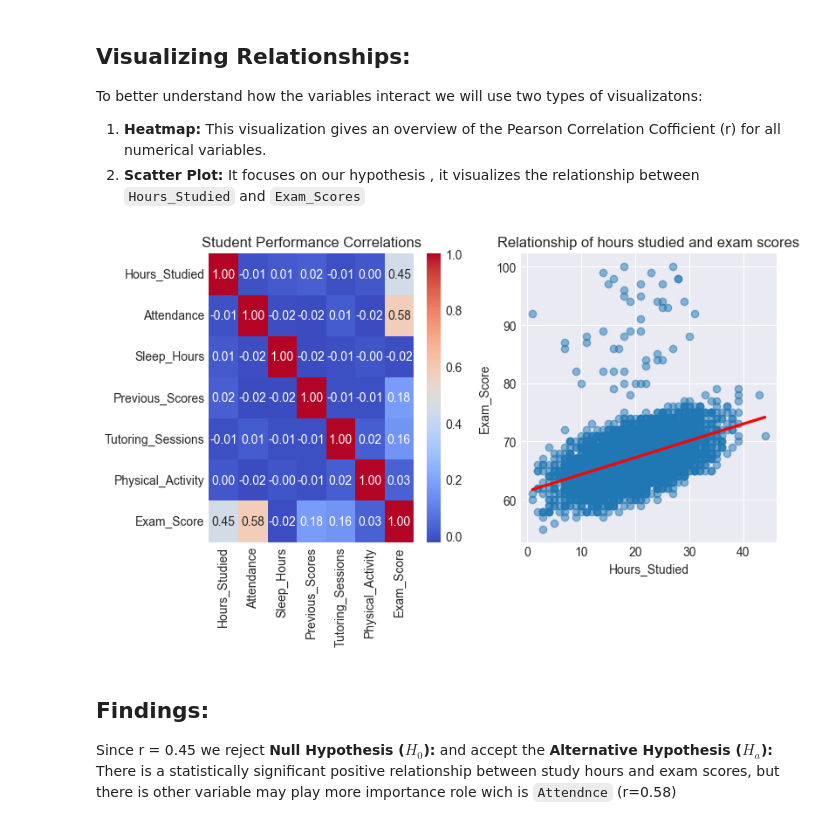
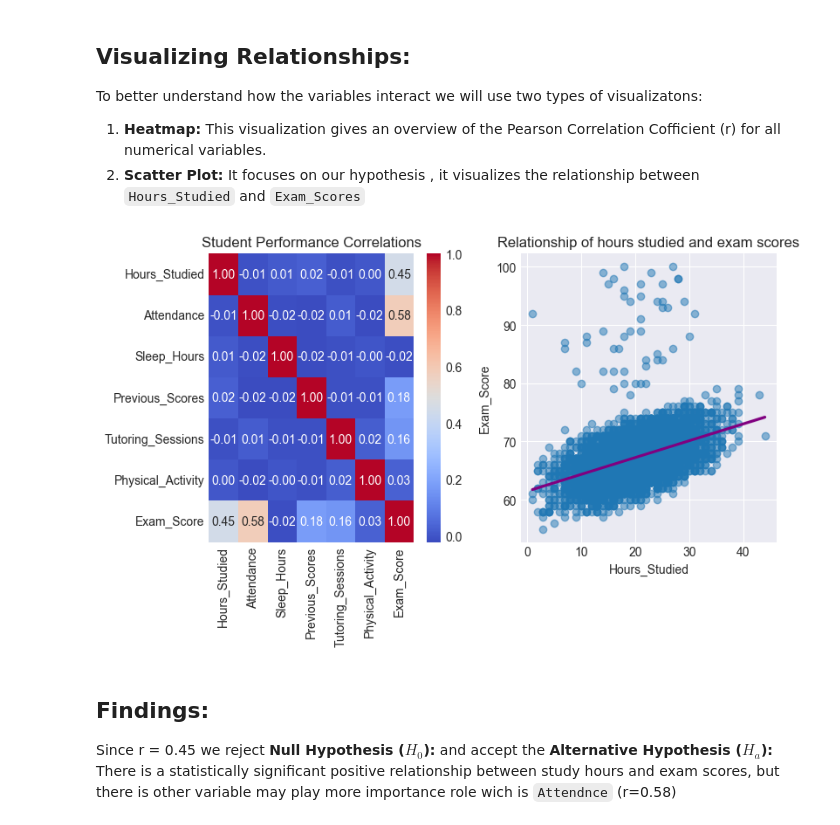
Before and after one commit to Rmalyahya/B5, a Jupyter notebook: student/Projects/DS_projects/p2/p2_student_exam.ipynb, the cells around one changed output. Saved outputs shown, nothing was run; the diff lists cells and outputs as text; code cells hidden in the pictures.

```diff
--- a/student/Projects/DS_projects/p2/p2_student_exam.ipynb
+++ b/student/Projects/DS_projects/p2/p2_student_exam.ipynb
@@ -202,33 +202,33 @@ correlation = df.select_dtypes(include=['number']).corr()
 # %%
 #Figures
 
 fig, (ax1, ax2) = plt.subplots(1, 2, figsize=(8,5))
 
 sns.heatmap(
 correlation,
 annot= True,
 cmap= 'coolwarm',
 fmt='.2f',
 ax = ax1
 )
 ax1.set_title('Student Performance Correlations')
 
 sns.regplot(
     data = df,
     x = 'Hours_Studied',
     y = 'Exam_Score',
     scatter_kws={
         'alpha': 0.5
         },
     line_kws={
-        'color': 'red'
+        'color': 'purple'
     }
 )
 ax2.set_title('Relationship of hours studied and exam scores')
 plt.tight_layout()
 plt.show()
 # %% [output]
-[figure, old version]
+[figure, new version]
 # %% [markdown]
 ## Findings:
 Since r = 0.45 we reject **Null Hypothesis ($H_0$):** and accept the **Alternative Hypothesis ($H_a$):**
```
Also changed, not shown: parts of 10 cells of this notebook.
